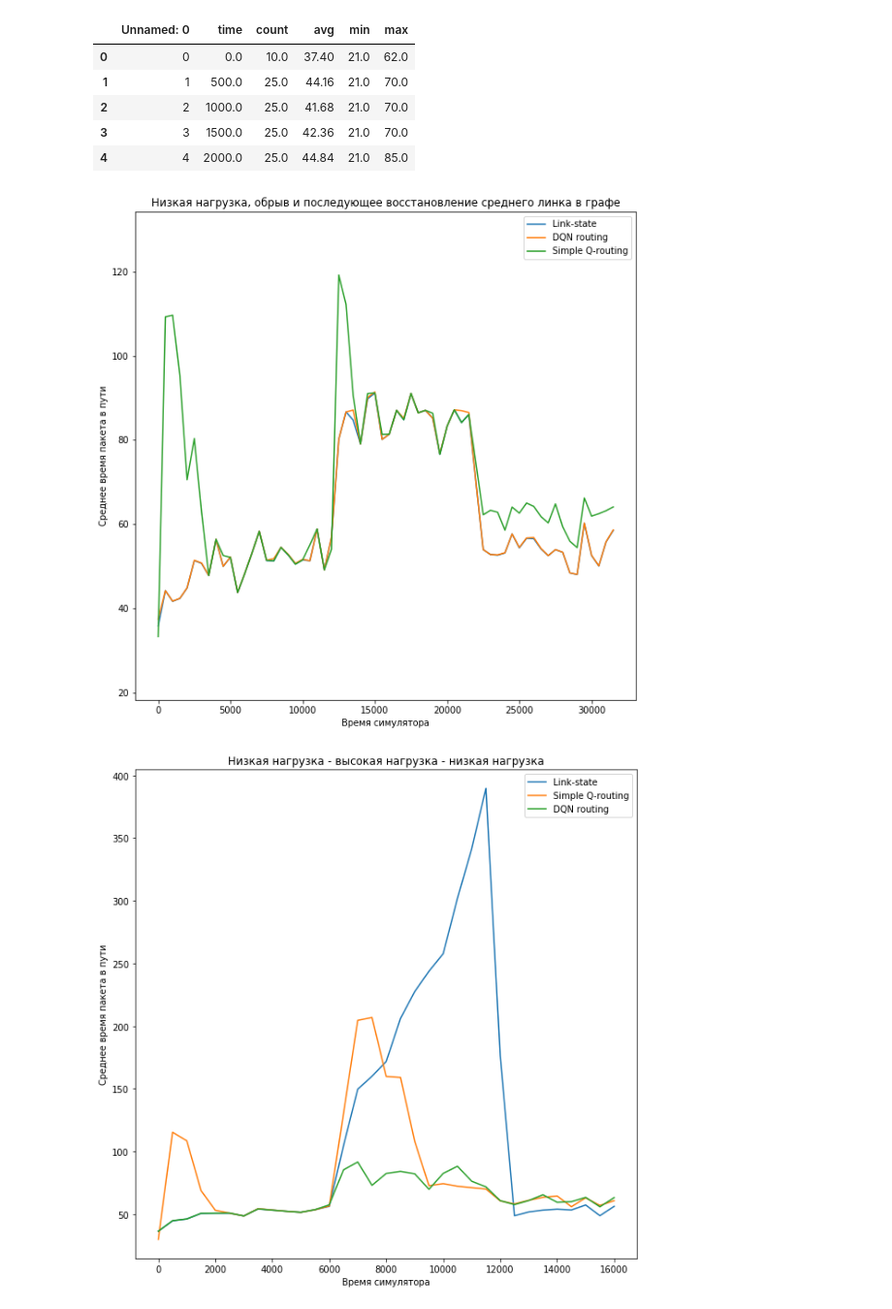
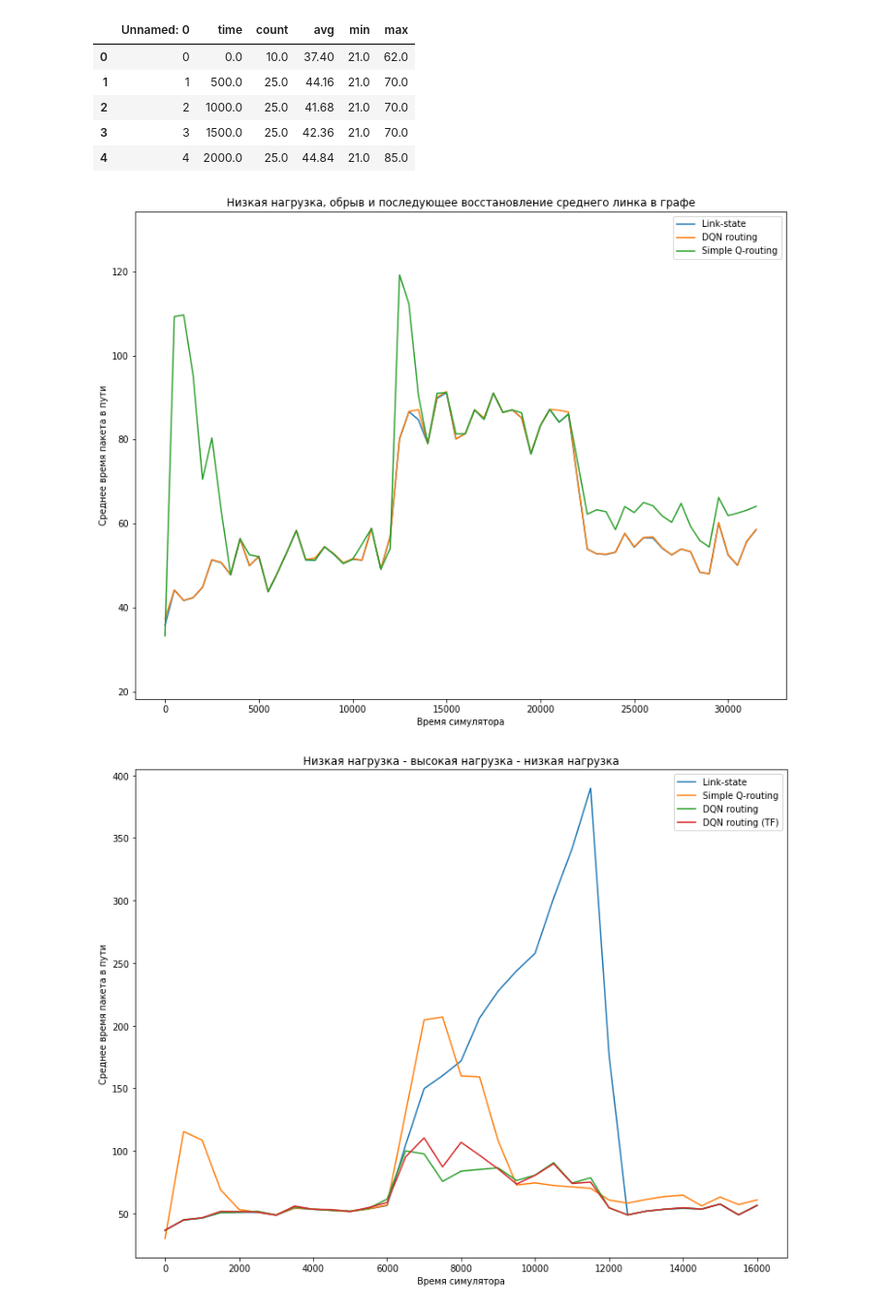
Before and after one commit to flyingleafe/dqnroute, a Jupyter notebook: plot_data.ipynb, the cells around one changed output. Shown at 97% size. Cells and saved outputs as stored; diff of their text form; code cells hidden in the pictures.

```diff
--- a/plot_data.ipynb
+++ b/plot_data.ipynb
@@ -28,7 +28,7 @@ results_dqn.head()
 def plot_graph(title, *ress):
     min_avg = 10000000
     max_avg = 0
-    plt.figure(figsize=(10, 10))
+    plt.figure(figsize=(13, 10))
     for (label, res) in ress:
         min_avg = min(min_avg, np.amin(res['avg']))
         max_avg = max(max_avg, np.amax(res['avg']))
@@ -44,15 +44,18 @@ def plot_graph(title, *ress):
 title = 'Низкая нагрузка, обрыв и последующее восстановление среднего линка в графе'
 plot_graph(title, ('Link-state', results_ls), ('DQN routing', results_dqn), ('Simple Q-routing', results_sq))
 # %% [output]
-[figure, old version]
+[figure, new version]
 # %%
 results2_ls = pd.read_csv('logs/results6_link_state.csv')
 results2_sq = pd.read_csv('logs/results6_sq.csv')
 results2_dqn = pd.read_csv('logs/results6_dqn.csv')
+results2_dqn_prioritized_xp = pd.read_csv('logs/results6_dqn_prioritized_xp.csv')
+results2_dqn_tf = pd.read_csv('logs/dump.csv')
 # %%
 title = 'Низкая нагрузка - высокая нагрузка - низкая нагрузка'
-plot_graph(title, ('Link-state', results2_ls), ('Simple Q-routing', results2_sq), ('DQN routing', results2_dqn))
+plot_graph(title, ('Link-state', results2_ls), ('Simple Q-routing', results2_sq),
+           ('DQN routing', results2_dqn), ('DQN routing (TF)', results2_dqn_tf))
 # %% [output]
-[figure, old version]
+[figure, new version]
 # %%
 results2_dqn_2 = pd.read_csv('logs/results6_dqn_uniform_xp.csv')
```
Also changed, not shown: parts of 3 cells of this notebook, 6 other files.
